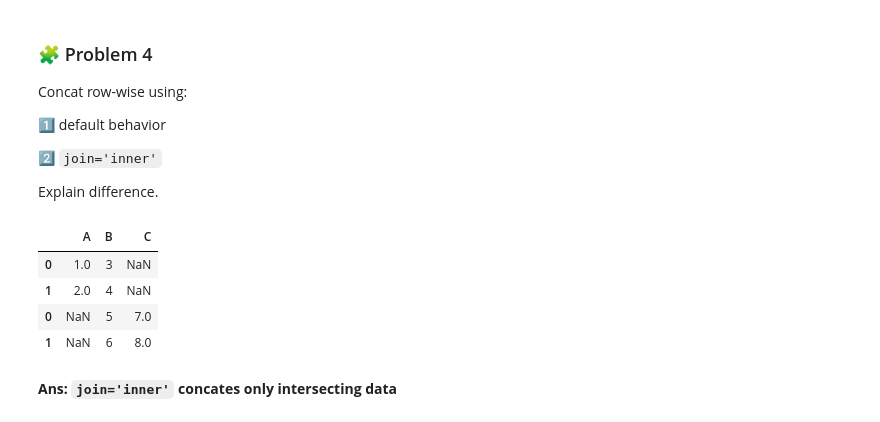
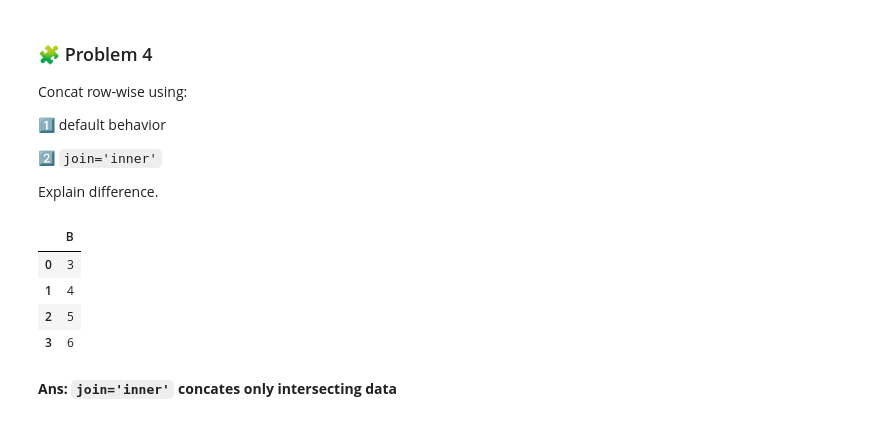
Before and after one commit to RealHaroon/Data-Analytics, a Jupyter notebook: Notebooks/Pandas/Concat.ipynb, the cells around one changed output. Cells and saved outputs as stored; diff of their text form; code cells hidden in the pictures.

Commit message:
Join Practice Problems (1-1-2026)

```diff
--- a/Notebooks/Pandas/Concat.ipynb
+++ b/Notebooks/Pandas/Concat.ipynb
@@ -288,14 +290,14 @@ Concat row-wise using:
 
 Explain difference.
 # %%
-pd.concat([df6,df7])
-pd.concat([df6,df7],join='inner')
+pd.concat([df6,df7],ignore_index=True)
+pd.concat([df6,df7],join='inner',ignore_index=True)
 # %% [output]
-|  | A | B | C |
-| 0 | 1.0 | 3 | NaN |
-| 1 | 2.0 | 4 | NaN |
-| 0 | NaN | 5 | 7.0 |
-| 1 | NaN | 6 | 8.0 |
+|  | B |
+| 0 | 3 |
+| 1 | 4 |
+| 2 | 5 |
+| 3 | 6 |
 # %% [markdown]
 **Ans: `join='inner'` concates only intersecting data**
 # %%
```
Also changed, not shown: parts of 13 cells of this notebook, 3 other files.
